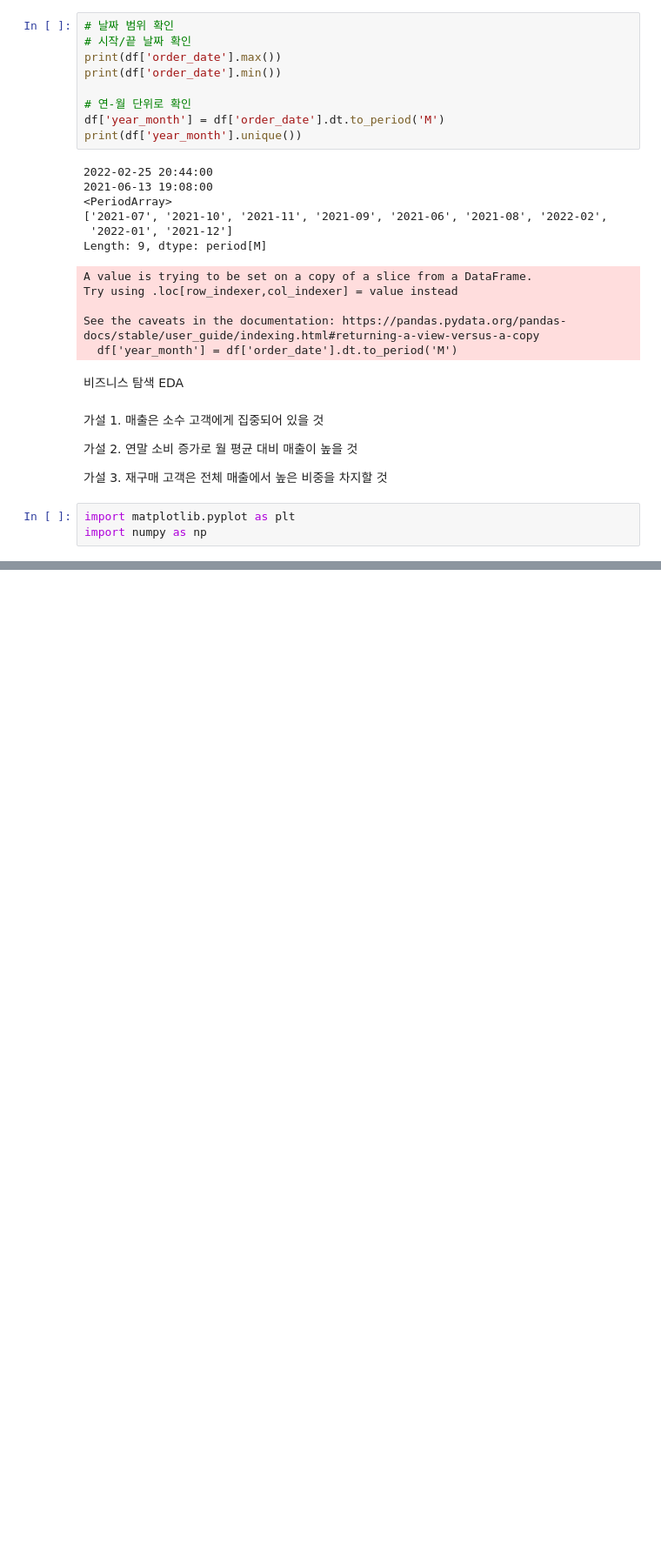
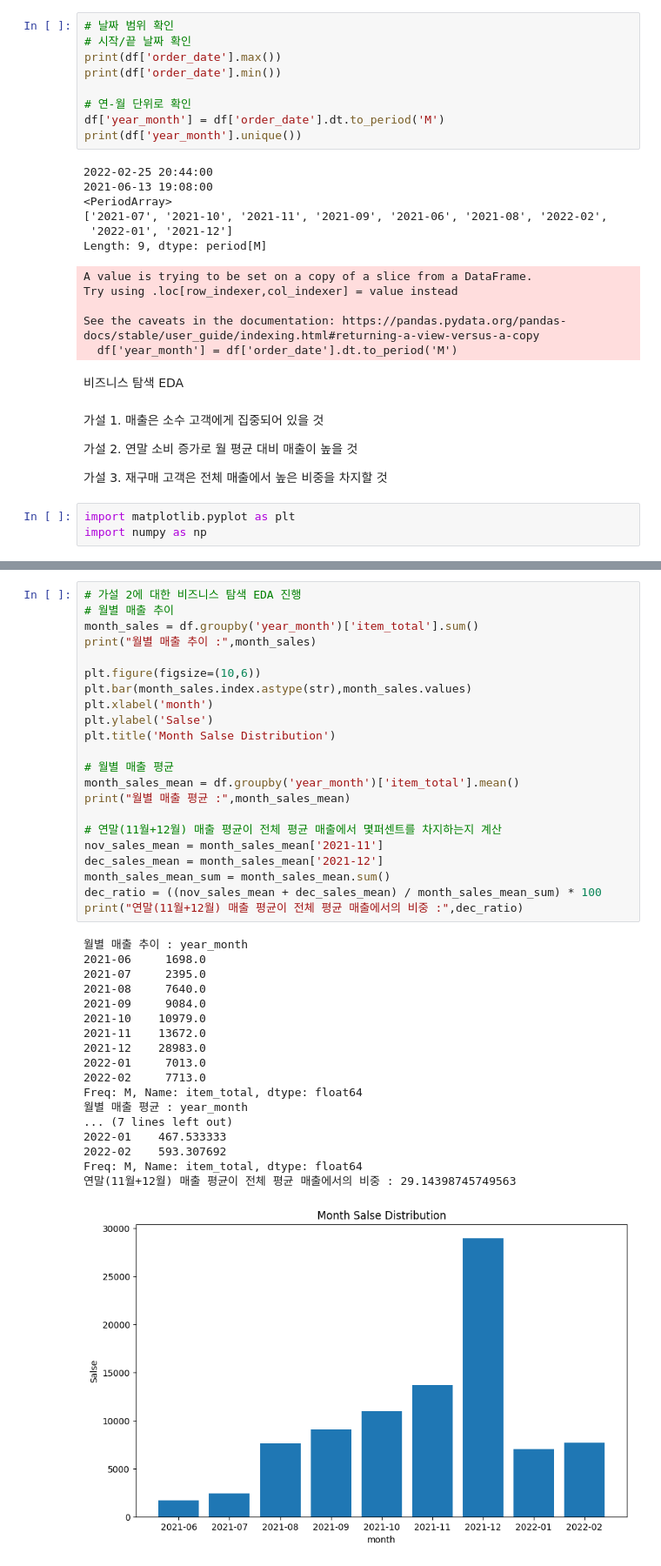
Before and after one commit to kimda-bin/E-commerce_Salse_Customer_Analysis, a Jupyter notebook: notebooks/eda.ipynb, the cells around one changed output, grey strips where cells are left out. Shown at 87% size. Saved outputs shown, nothing was run; the diff lists cells and outputs as text; blank space fills up the shorter version.

Commit message:
고객별 매출 분포 분석 수정 후 가설2, 가설3에 대한 비즈니스 탐색 EDA 진행

```diff
--- a/notebooks/eda.ipynb
+++ b/notebooks/eda.ipynb
@@ -157,0 +146,41 @@ Name: item_total, Length: 136, dtype: float64
+# %%
+# 가설 2에 대한 비즈니스 탐색 EDA 진행
+# 월별 매출 추이
+month_sales = df.groupby('year_month')['item_total'].sum()
+print("월별 매출 추이 :",month_sales)
+
+plt.figure(figsize=(10,6))
+plt.bar(month_sales.index.astype(str),month_sales.values)
+plt.xlabel('month')
+plt.ylabel('Salse')
+plt.title('Month Salse Distribution')
+
+# 월별 매출 평균
+month_sales_mean = df.groupby('year_month')['item_total'].mean()
+print("월별 매출 평균 :",month_sales_mean)
+
+# 연말(11월+12월) 매출 평균이 전체 평균 매출에서 몇퍼센트를 차지하는지 계산
+nov_sales_mean = month_sales_mean['2021-11']
+dec_sales_mean = month_sales_mean['2021-12']
+month_sales_mean_sum = month_sales_mean.sum()
+dec_ratio = ((nov_sales_mean + dec_sales_mean) / month_sales_mean_sum) * 100
+print("연말(11월+12월) 매출 평균이 전체 평균 매출에서의 비중 :",dec_ratio)
+# %% [output]
+월별 매출 추이 : year_month
+2021-06     1698.0
+2021-07     2395.0
+2021-08     7640.0
+2021-09     9084.0
+2021-10    10979.0
+2021-11    13672.0
+2021-12    28983.0
+2022-01     7013.0
+2022-02     7713.0
+Freq: M, Name: item_total, dtype: float64
+월별 매출 평균 : year_month
+... (7 lines left out)
+2022-01    467.533333
+2022-02    593.307692
+Freq: M, Name: item_total, dtype: float64
+연말(11월+12월) 매출 평균이 전체 평균 매출에서의 비중 : 29.14398745749563
+[figure, added]
```
Also changed, not shown: parts of 3 cells of this notebook.
